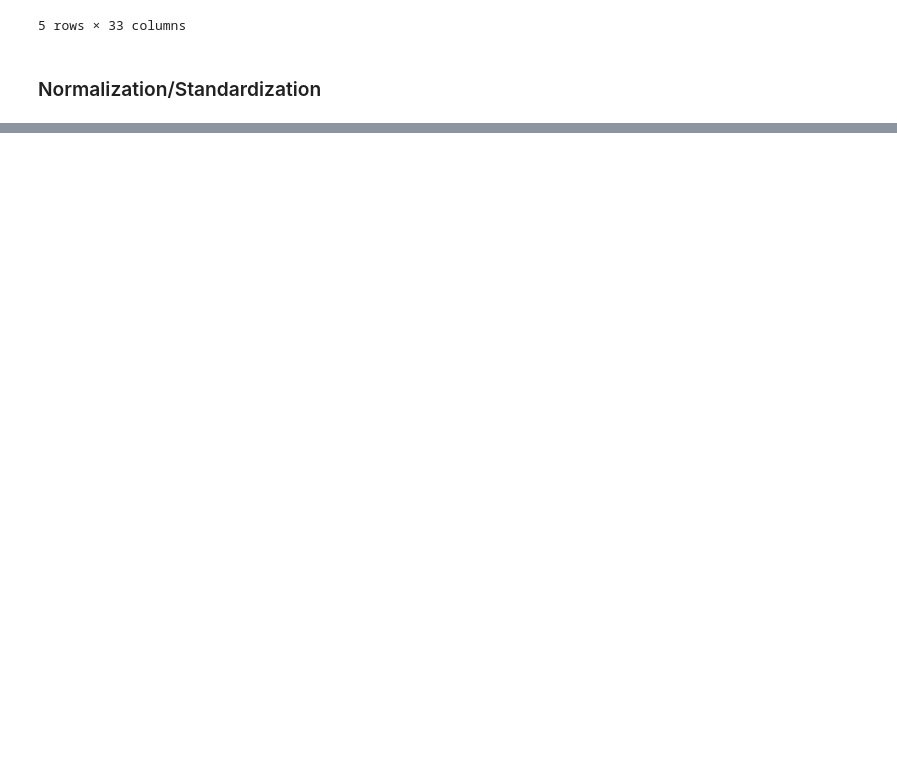
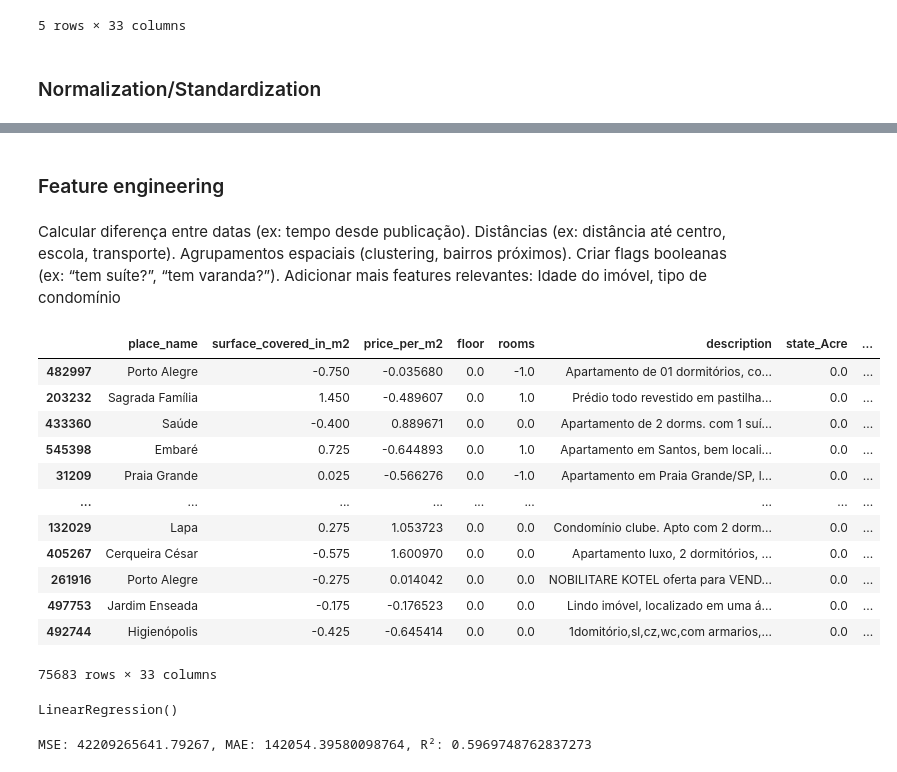
Before and after one commit to Eduarda-Donato/real_state, a Jupyter notebook: notebooks/Peprocessing.ipynb, the cells around one changed output, grey strips where cells are left out. Saved outputs shown, nothing was run; the diff lists cells and outputs as text; code cells hidden in the pictures; blank space fills up the shorter version.

Commit message:
[feat]: add finished Data Transformation

```diff
--- a/notebooks/Peprocessing.ipynb
+++ b/notebooks/Peprocessing.ipynb
@@ -361,0 +407,5 @@ X_test_scaled = scaler.transform(X_test_num)
+# %%
+# price_pr_m2 causa data leakage
+
+X_train = X_train.drop(columns=['price_per_m2'], axis=1)
+X_test = X_test.drop(columns=['price_per_m2'], axis=1)
@@ -361,0 +425,30 @@ X_test_scaled = scaler.transform(X_test_num)
+# %% [markdown]
+### Feature engineering
+# %% [markdown]
+Calcular diferença entre datas (ex: tempo desde publicação).
+Distâncias (ex: distância até centro, escola, transporte).
+Agrupamentos espaciais (clustering, bairros próximos).
+Criar flags booleanas (ex: “tem suíte?”, “tem varanda?”).
+Adicionar mais features relevantes: Idade do imóvel, tipo de condomínio
+# %%
+X_train
+X_test
+# %% [output]
+|  | place_name | surface_covered_in_m2 | price_per_m2 | floor | rooms | description | state_Acre | ... |
+| 482997 | Porto Alegre | -0.750 | -0.035680 | 0.0 | -1.0 | Apartamento de 01 dormitórios, co... | 0.0 | ... |
+| 203232 | Sagrada Família | 1.450 | -0.489607 | 0.0 | 1.0 | Prédio todo revestido em pastilha... | 0.0 | ... |
+| 433360 | Saúde | -0.400 | 0.889671 | 0.0 | 0.0 | Apartamento de 2 dorms. com 1 suí... | 0.0 | ... |
+| 545398 | Embaré | 0.725 | -0.644893 | 0.0 | 1.0 | Apartamento em Santos, bem locali... | 0.0 | ... |
+| 31209 | Praia Grande | 0.025 | -0.566276 | 0.0 | -1.0 | Apartamento em Praia Grande/SP, l... | 0.0 | ... |
+| ... | ... | ... | ... | ... | ... | ... | ... | ... |
+| 132029 | Lapa | 0.275 | 1.053723 | 0.0 | 0.0 | Condomínio clube. Apto com 2 dorm... | 0.0 | ... |
+| 405267 | Cerqueira César | -0.575 | 1.600970 | 0.0 | 0.0 | Apartamento luxo, 2 dormitórios, ... | 0.0 | ... |
+| 261916 | Porto Alegre | -0.275 | 0.014042 | 0.0 | 0.0 | NOBILITARE KOTEL oferta para VEND... | 0.0 | ... |
+| 497753 | Jardim Enseada | -0.175 | -0.176523 | 0.0 | 0.0 | Lindo imóvel, localizado em uma á... | 0.0 | ... |
+| 492744 | Higienópolis | -0.425 | -0.645414 | 0.0 | 0.0 | 1domitório,sl,cz,wc,com armarios,... | 0.0 | ... |
+75683 rows × 33 columns
+# %%
+model = LinearRegression()
+model.fit(X_train, y_train)
+# %% [output]
+LinearRegression()
@@ -361,0 +457,10 @@ X_test_scaled = scaler.transform(X_test_num)
+# %%
+from sklearn.metrics import mean_squared_error, mean_absolute_error, r2_score
+
+mse = mean_squared_error(y_test, y_pred)
+mae = mean_absolute_error(y_test, y_pred)
+r2 = r2_score(y_test, y_pred)
+
+print(f"MSE: {mse}, MAE: {mae}, R²: {r2}")
+# %% [output]
+MSE: 42209265641.79267, MAE: 142054.39580098764, R²: 0.5969748762837273
```
Also changed, not shown: parts of 13 cells of this notebook.
